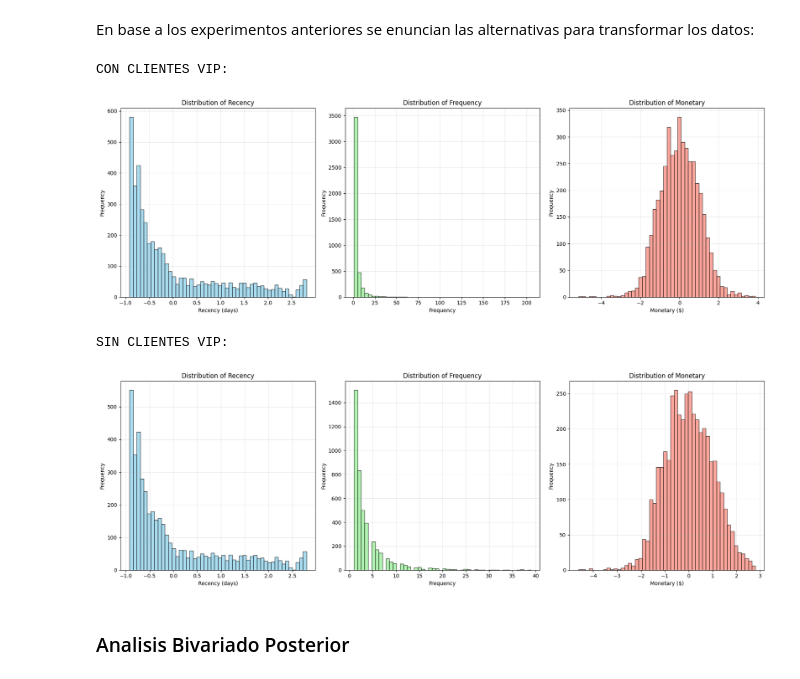
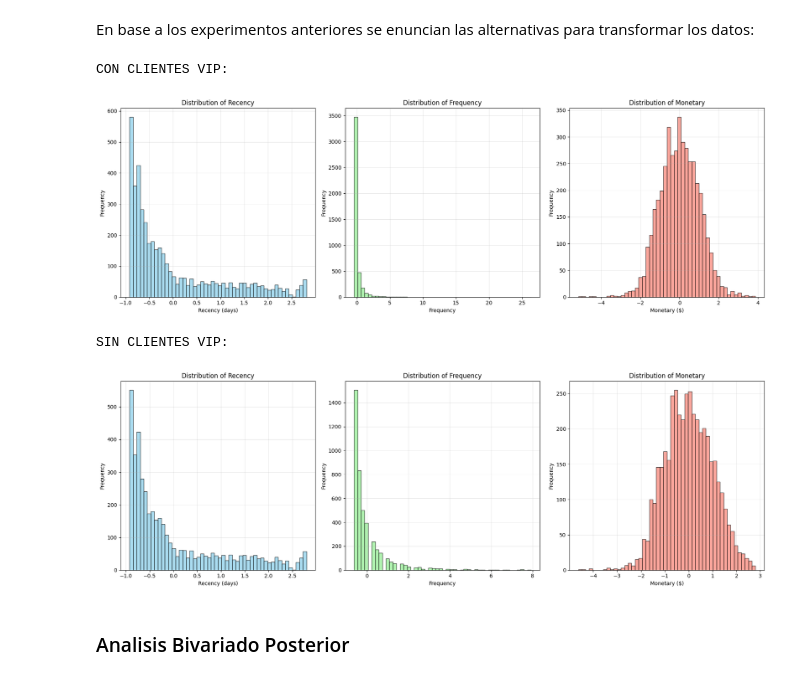
Before and after one commit to PulidoLuciano/RetailClustering, a Jupyter notebook: RetailClustering/notebooks/tests.ipynb, the cells around one changed output. Cells and saved outputs as stored; diff of their text form; code cells hidden in the pictures.

```diff
--- a/RetailClustering/notebooks/tests.ipynb
+++ b/RetailClustering/notebooks/tests.ipynb
@@ -521,3 +557,6 @@ frequency_df.head()
 | 2 | 12349.0 | 1 |
 | 3 | 12350.0 | 1 |
 | 4 | 12352.0 | 7 |
+# %%
+frequency_df['CustomerID'] = frequency_df['CustomerID'].astype(str)
+frequency_df.describe()
@@ -543,6 +592,9 @@ monetary_df.head()
 # %% [markdown]
 Finalmente debemos unir todos los dataset creados segun el customerID.
 # %%
+monetary_df['CustomerID'] = monetary_df['CustomerID'].astype(float)
+recency_df['CustomerID'] = recency_df['CustomerID'].astype(float)
+frequency_df['CustomerID'] = frequency_df['CustomerID'].astype(float)
 rfm_df = recency_df.merge(frequency_df, on='CustomerID')
 rfm_df = rfm_df.merge(monetary_df, on='CustomerID')
 rfm_df.head()
@@ -820,39 +884,39 @@ En base a los experimentos anteriores se enuncian las alternativas para transfor
 # %%
 transformed_df = clients_df.copy()
 
 transformations_dict = apply_transformations(transformed_df[['Recency']], only_scaled=True)
 transformed_df['Recency'] = transformations_dict['Standard']
 
 # No tocamos Frequency
-# transformations_dict = apply_transformations(transformed_df[['Frequency']], only_scaled=True)
-# transformed_df['Frequency'] = transformations_dict['Standard']
+transformations_dict = apply_transformations(transformed_df[['Frequency']], only_scaled=True)
+transformed_df['Frequency'] = transformations_dict['Standard']
 
 transformations_dict = apply_transformations(transformed_df[['Monetary']])
 transformed_df['Monetary'] = transformations_dict['Power-Standard'] # la quantile es muy perfecta, esta mantiene un poco mas de la varianza
 
 
 print("CON CLIENTES VIP:")
 plot_rfm_distributions(transformed_df)
 
 transformed_df_no_vip = clients_df[~clients_df['Is_VIP']].copy()
 
 transformations_dict = apply_transformations(transformed_df_no_vip[['Recency']], only_scaled=True)
 transformed_df_no_vip['Recency'] = transformations_dict['Standard']
 
 # No tocamos Frequency
-# transformations_dict = apply_transformations(transformed_df_no_vip[['Frequency']], only_scaled=True)
-# transformed_df_no_vip['Frequency'] = transformations_dict['Standard']
+transformations_dict = apply_transformations(transformed_df_no_vip[['Frequency']], only_scaled=True)
+transformed_df_no_vip['Frequency'] = transformations_dict['Standard']
 
 transformations_dict = apply_transformations(transformed_df_no_vip[['Monetary']])
 transformed_df_no_vip['Monetary'] = transformations_dict['Power-Standard'] # la quantile es muy perfecta, esta mantiene un poco mas de la varianza
 
 print("SIN CLIENTES VIP:")
 plot_rfm_distributions(transformed_df_no_vip)
 # %% [output]
 CON CLIENTES VIP:
-[figure, old version]
+[figure, new version]
 SIN CLIENTES VIP:
-[figure, old version]
+[figure, new version]
 # %% [markdown]
 ### Analisis Bivariado Posterior
 # %%
```
Also changed, not shown: parts of 22 cells of this notebook, 1 other file.
